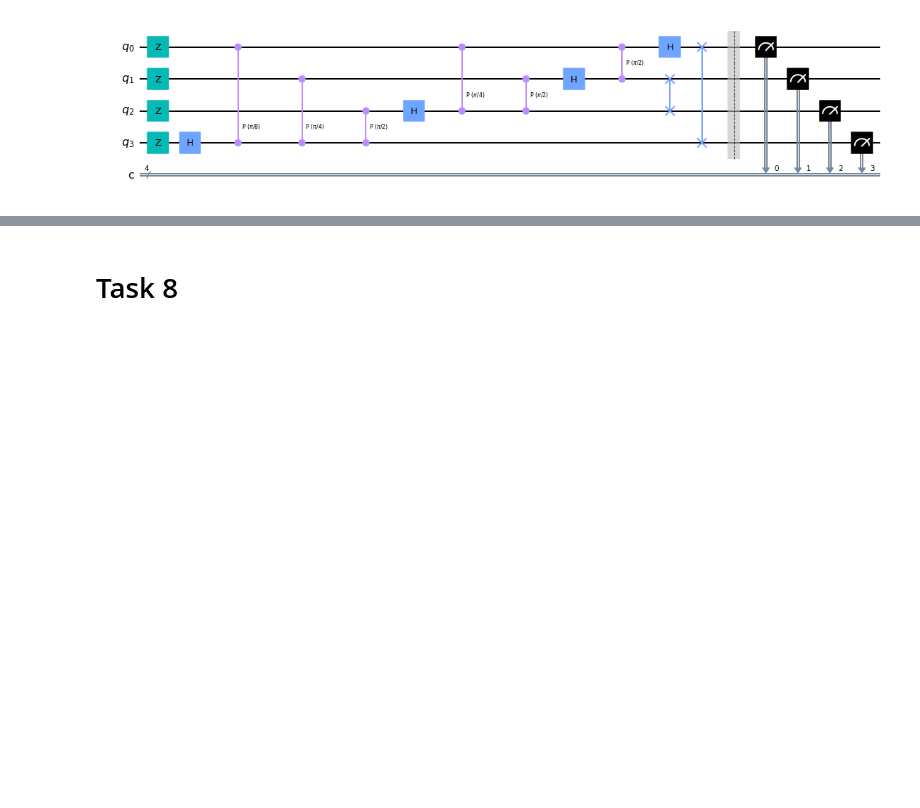
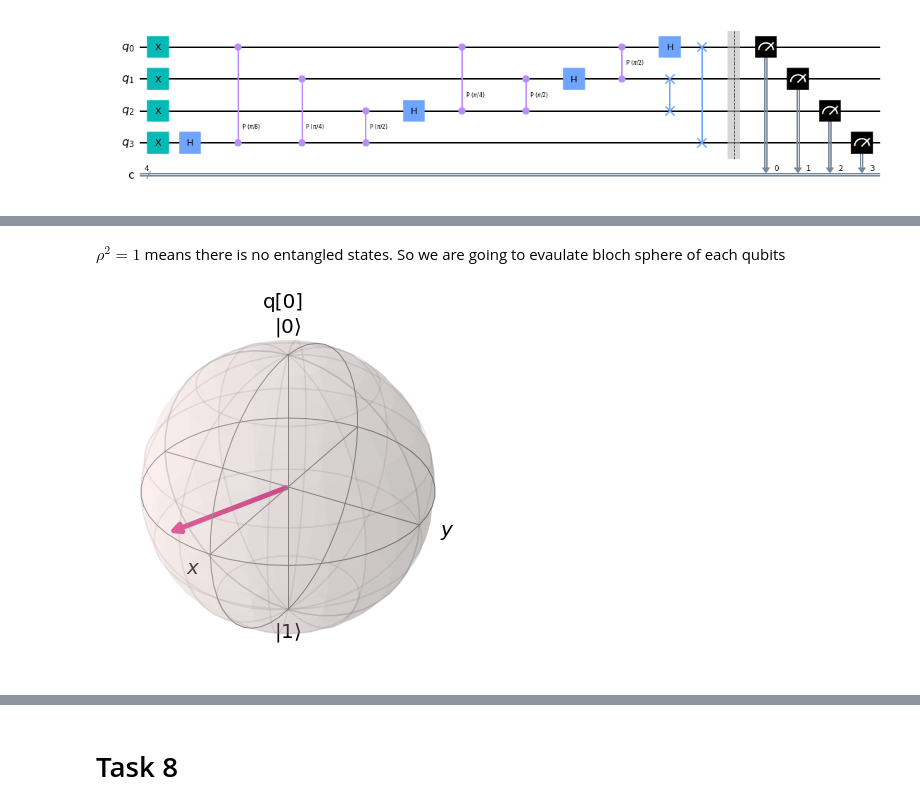
Before and after one commit to justids/Quantum-Challenge-2022, a Jupyter notebook: Problem3.ipynb, the cells around one changed output, grey strips where cells are left out. Saved outputs shown, nothing was run; the diff lists cells and outputs as text; code cells hidden in the pictures; blank space fills up the shorter version.

```diff
--- a/Problem3.ipynb
+++ b/Problem3.ipynb
@@ -52,7 +53,7 @@ qc.draw('mpl')
 [figure]
 # %%
 qc = QuantumCircuit(4,4)
-qc.z(range(4))
+qc.x(range(4))
 qft(qc,4)
 qc.barrier()
 qc.measure(range(4),range(4))
@@ -97,0 +116,19 @@ plot_histogram(ionq_pros)
+# %% [markdown]
+$ \rho^2=1 $ means there is no entangled states. So we are going to evaulate bloch sphere of each qubits
+# %%
+
+sx=np.array([[0,1], [1,0]])
+sy=np.array([[0,-1.0j ], [1.0j,0]])
+sz=np.array([[1,0], [0,-1]])
+
+
+def bloch(i):
+    ary=[]
+    for j in range(4):
+        if j!=i:
+            ary.append(j)
+    reduced_rho=np.array(partial_trace(sv(qc), ary).data)
+    return [np.trace(reduced_rho@sx).real,np.trace(reduced_rho@sy).real,np.trace(reduced_rho@sz).real]
+plot_bloch_vector(bloch(0), title="q[0]")
+# %% [output]
+[figure, added]
```
Also changed, not shown: parts of 33 cells of this notebook, 3 other files.
